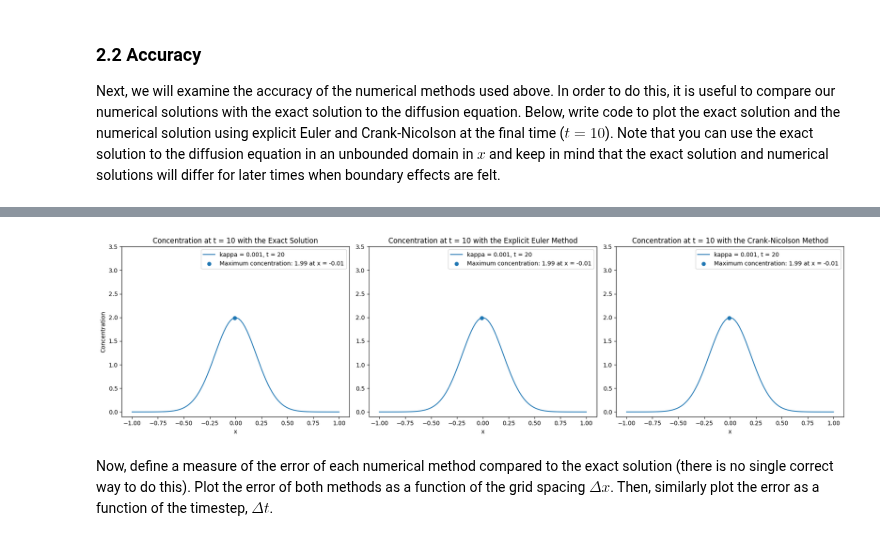
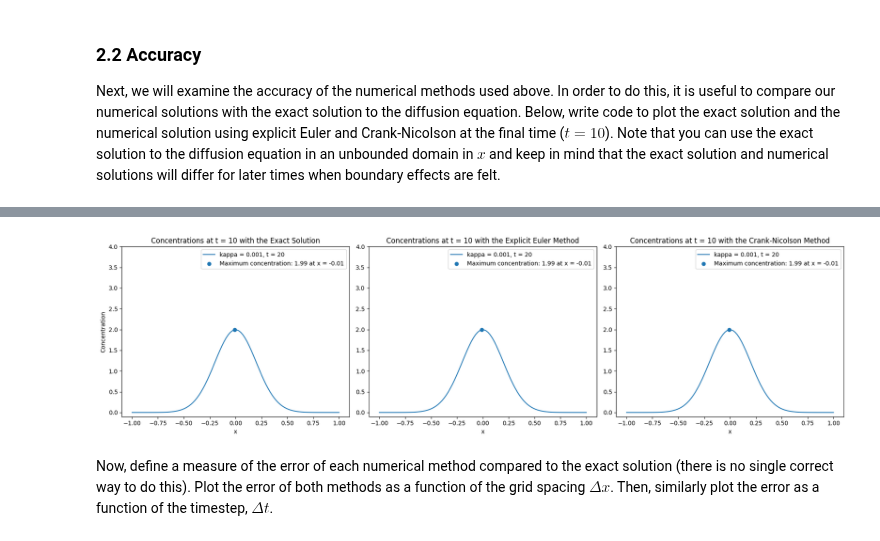
Before and after one commit to Unjin-Jang/QCES, a Jupyter notebook: Project1_numerical_methods.ipynb, the cells around one changed output, grey strips where cells are left out. Saved outputs shown, nothing was run; the diff lists cells and outputs as text; code cells hidden in the pictures.

```diff
--- a/Project1_numerical_methods.ipynb
+++ b/Project1_numerical_methods.ipynb
@@ -182,11 +182,9 @@ import time
 import scipy.sparse as sp
 import scipy.sparse.linalg as spla
 
-
 kappa = 0.001
 x = np.linspace(-1, 1, 100)
 t_ic = 20
-
 
 # The Exact Solution
 def set_ics(x, kappa, t_ic):
@@ -197,7 +195,6 @@ def set_ics(x, kappa, t_ic):
 c_ic = set_ics(x, kappa, t_ic)
 c_max_ic = c_ic.max()
 x_max_ic = x[np.argmax(c_ic)]
-
 
 # The Explicit Euler Method
 def EE(x, t, kappa):
@@ -219,7 +216,6 @@ c_EE = EE(x, t, kappa)
 c_max_EE = c_EE[:, -1].max()
 max_index = np.unravel_index(np.argmax(c_EE), c_EE.shape)
 x_max_EE = x[max_index[0]]
-
 
 # The Crank-Nicolson Method
 def CN(x, t, kappa):
@@ -244,29 +240,28 @@ c_max_CN = c_CN[:, -1].max()
 max_index = np.unravel_index(np.argmax(c_CN), c_CN.shape)
 x_max_CN = x[max_index[0]]
 
-
 # Figures
 fig, axes = plt.subplots(1, 3, figsize=(18, 5))
 axes[0].plot(x, c_ic, label=f'kappa = {kappa}, t = {t_ic}')
 axes[0].scatter(x_max_ic, c_max_ic, label=f'Maximum concentration: {c_max_ic:.2f} at x = {x_max_ic:.2f}')
-axes[0].set_ylim(-0.1, 3.5)
 axes[0].set_xlabel("x")
 axes[0].set_ylabel("Concentration")
-axes[0].set_title("Concentration at t = 10 with the Exact Solution")
+axes[0].set_ylim(-0.1, 4)
+axes[0].set_title("Concentrations at t = 10 with the Exact Solution")
 axes[0].legend(loc="upper right")
 
 axes[1].plot(x, c_EE[:, -1], label=f'kappa = {kappa}, t = {t_ic}')
 axes[1].scatter(x_max_EE, c_max_EE, label=f'Maximum concentration: {c_max_EE:.2f} at x = {x_max_EE:.2f}')
-axes[1].set_ylim(-0.1, 3.5)
 axes[1].set_xlabel("x")
-axes[1].set_title("Concentration at t = 10 with the Explicit Euler Method")
+axes[1].set_ylim(-0.1, 4)
+axes[1].set_title("Concentrations at t = 10 with the Explicit Euler Method")
 axes[1].legend(loc="upper right")
 
 axes[2].plot(x, c_CN[:, -1], label=f'kappa = {kappa}, t = {t_ic}')
 axes[2].scatter(x_max_CN, c_max_CN, label=f'Maximum concentration: {c_max_CN:.2f} at x = {x_max_CN:.2f}')
-axes[2].set_ylim(-0.1, 3.5)
 axes[2].set_xlabel("x")
-axes[2].set_title("Concentration at t = 10 with the Crank-Nicolson Method")
+axes[2].set_ylim(-0.1, 4)
+axes[2].set_title("Concentrations at t = 10 with the Crank-Nicolson Method")
 axes[2].legend(loc="upper right")
 
 plt.tight_layout()
@@ -277,4 +272,4 @@ Crank-Nicolson method took 0.08 seconds
-[figure, old version]
+[figure, new version]
 # %% [markdown]
 Now, define a measure of the error of each numerical method compared to the exact solution (there is no single correct way to do this). Plot the error of both methods as a function of the grid spacing $\Delta x$. Then, similarly plot the error as a function of the timestep, $\Delta t$.
 # %% [markdown]
```
Also changed, not shown: parts of 7 cells of this notebook.
